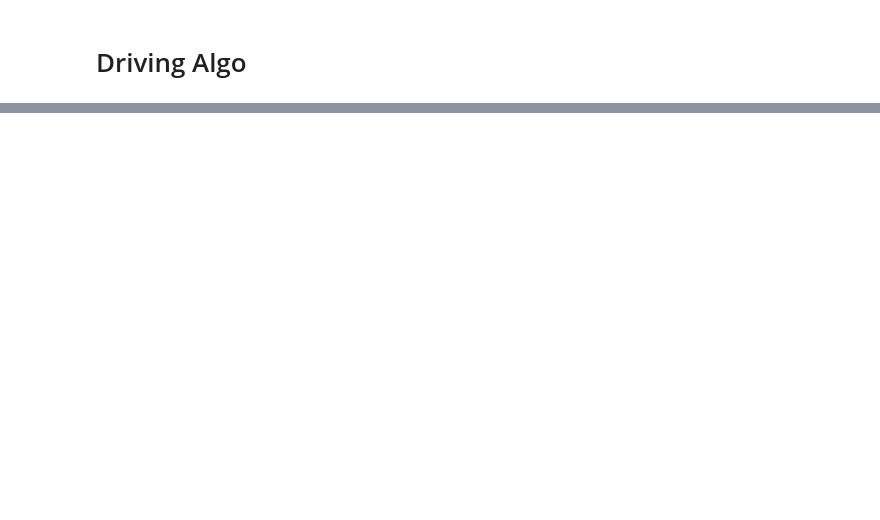
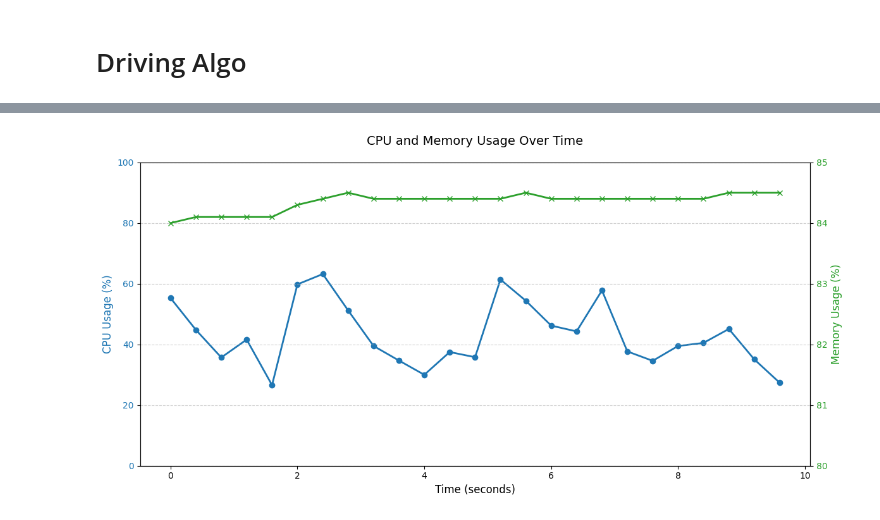
Before and after one commit to sandiJamlu23/Trackmania_OpenCV, a Jupyter notebook: Metopen/comprehensive_lane.ipynb, the cells around one changed output, grey strips where cells are left out. Saved outputs shown, nothing was run; the diff lists cells and outputs as text; code cells hidden in the pictures; blank space fills up the shorter version.

```diff
--- a/Metopen/comprehensive_lane.ipynb
+++ b/Metopen/comprehensive_lane.ipynb
@@ -1836,0 +2266,23 @@ conda install -c conda-forge opencv=4.5.5 cudatoolkit=11.2 cudnn=8.1.0
+# %%
+fig, ax1 = plt.subplots(figsize=(12, 6))
+
+color = 'tab:blue'
+ax1.set_xlabel('Time (seconds)', fontsize=12)
+ax1.set_ylabel('CPU Usage (%)', color=color, fontsize=12)
+ax1.plot(time_points, cpu_usage, color=color, marker='o', linestyle='-', linewidth=2)
+ax1.tick_params(axis='y', labelcolor=color)
+ax1.set_ylim(0, 100)
+
+ax2 = ax1.twinx()
+color = 'tab:green'
+ax2.set_ylabel('Memory Usage (%)', color=color, fontsize=12)
+ax2.plot(time_points, memory_usage, color=color, marker='x', linestyle='-', linewidth=2)
+ax2.tick_params(axis='y', labelcolor=color)
+ax2.set_ylim(80, 85)  # Adjusted to show memory variation better
+
+plt.title('CPU and Memory Usage Over Time', fontsize=14, pad=20)
+plt.grid(True, linestyle="--", alpha=0.6)
+fig.tight_layout()
+plt.show()
+# %% [output]
+[figure, added]
```
Also changed, not shown: parts of 15 cells of this notebook, 6 other files.
